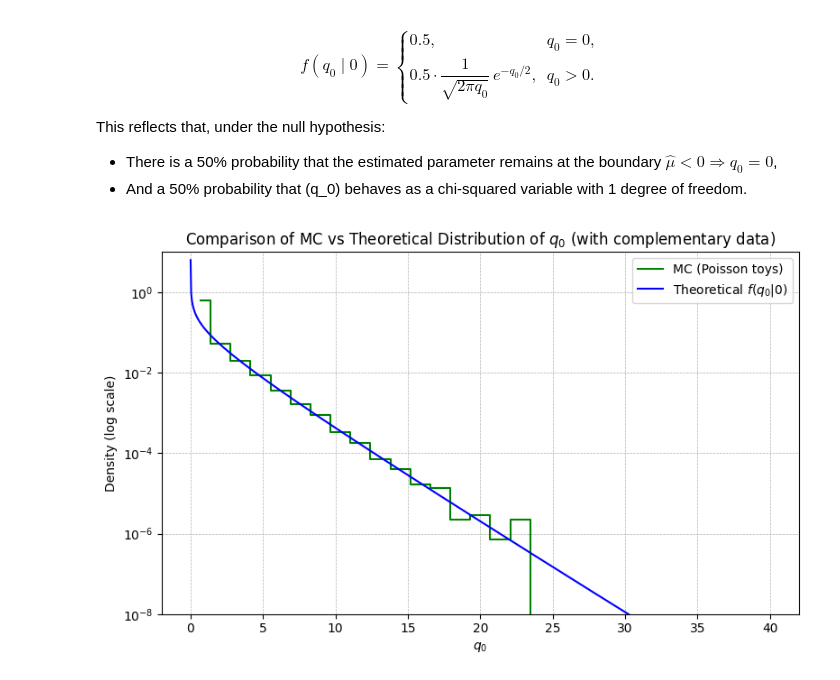
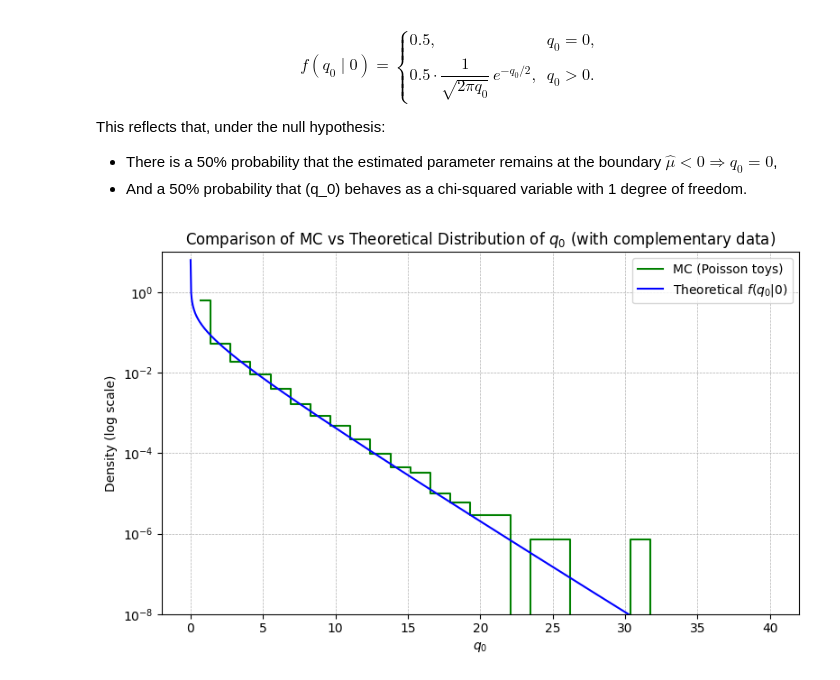
Before and after one commit to andrex-naranjas/cowan_statistics_test, a Jupyter notebook: Notebooks/notebook1.ipynb, the cells around one changed output. Cells and saved outputs as stored; diff of their text form; code cells hidden in the pictures.

```diff
--- a/Notebooks/notebook1.ipynb
+++ b/Notebooks/notebook1.ipynb
@@ -129,55 +130,61 @@ def q0_estimator(n, m, s, mu, tau, mu_hat, b_hat, b_hat_mu):
     return -2.0 * np.log(like_cond / like_max)
 # %%
 # parameters
-b = 50
-s = 1
+b = 10
+s = 10
 n_events = 1000000
 tau = 1
 mu = 0  # for q0
 # %%
-# Monte Carlo simulation under H0 (mu = 0)
-# that is, we are assuming that in the data there is no signal f(q0|0)
-np.random.seed(42)
-n_obs = np.random.poisson(lam=mu*s + b, size=n_events)
-m_obs = np.random.poisson(lam=tau * b,  size=n_events)
-q0_mc = np.zeros(n_events)
+def MonteCarloSim(b, s, n_events, tau, mu):
+    # Monte Carlo simulation under H0 (mu = 0)
+    # that is, we are assuming that in the data there is no signal f(q0|0)
+    np.random.seed(42)
+    n_obs = np.random.poisson(lam=mu*s + b, size=n_events)
+    m_obs = np.random.poisson(lam=tau * b,  size=n_events)
+    q0_mc = np.zeros(n_events)
 
-for i in range(n_events):
-    n = n_obs[i]
-    m = m_obs[i]
+    for i in range(n_events):
+        n = n_obs[i]
+        m = m_obs[i]
 
-    mu_hat = max(0.0, (n - m / tau) / s)
-    b_hat = m / tau
+        mu_hat = max(0.0, (n - m / tau) / s)
+        b_hat = m / tau
 
-    first_term = (n + m - (1 + tau) * mu * s) / (2 * (1 + tau))
-    second_term = ((n + m - (1 + tau) * mu * s) ** 2 + 4 * (1 + tau) * m * mu * s) / (4 * (1 + tau) ** 2)
-    b_hat_mu = first_term + np.sqrt(second_term)
+        mu_test = 0.0
+        first_term = (n + m - (1 + tau) * mu_test * s) / (2 * (1 + tau))
+        second_term = ((n + m - (1 + tau) * mu_test * s) ** 2 + 4 * (1 + tau) * m * mu_test * s) / (4 * (1 + tau) ** 2)
+        b_hat_mu = first_term + np.sqrt(second_term)
 
-    if mu_hat > 0:
-        q0_mc[i] = q0_estimator(n, m, s, mu, tau, mu_hat, b_hat, b_hat_mu)
+        if mu_hat > 0:
+            q0_mc[i] = q0_estimator(n, m, s, mu_test, tau, mu_hat, b_hat, b_hat_mu)
+
+    return q0_mc
+# %%
+q0_mc1 = MonteCarloSim(b, s, n_events, tau, mu)
 # %%
 # plot the MC simulated distribution
 bins = np.linspace(0, 40, 30)
-hist, edges = np.histogram(q0_mc, bins=bins, density=True)
+hist, edges = np.histogram(q0_mc1, bins=bins, density=True)
 centers = 0.5 * (edges[:-1] + edges[1:])
 plt.figure(figsize=(8, 5))
 plt.step(centers, hist, where='mid', label='MC (Poisson toys)', color='green')
 
 # asymptotic theory distribution  [Cowan]
 q0_vals = np.linspace(0.001, 40, 1000)
 pdf_theory = f_q0_given_0(q0_vals)
 plt.plot(q0_vals, pdf_theory, 'b-', label='Theoretical $f(q_0|0)$')
 
 # plots to compare both
 plt.yscale('log')
 plt.ylim((1e-8,10))
 plt.xlabel(r'$q_0$')
 plt.ylabel('Density (log scale)')
 plt.title('Comparison of MC vs Theoretical Distribution of $q_0$ (with complementary data)')
 plt.legend()
 plt.grid(True, which='both', linestyle='--', linewidth=0.5)
 
 plt.tight_layout()
 plt.show()
 # %% [output]
-[figure, old version]
+[figure, new version]
```
Also changed, not shown: parts of 5 cells of this notebook.
